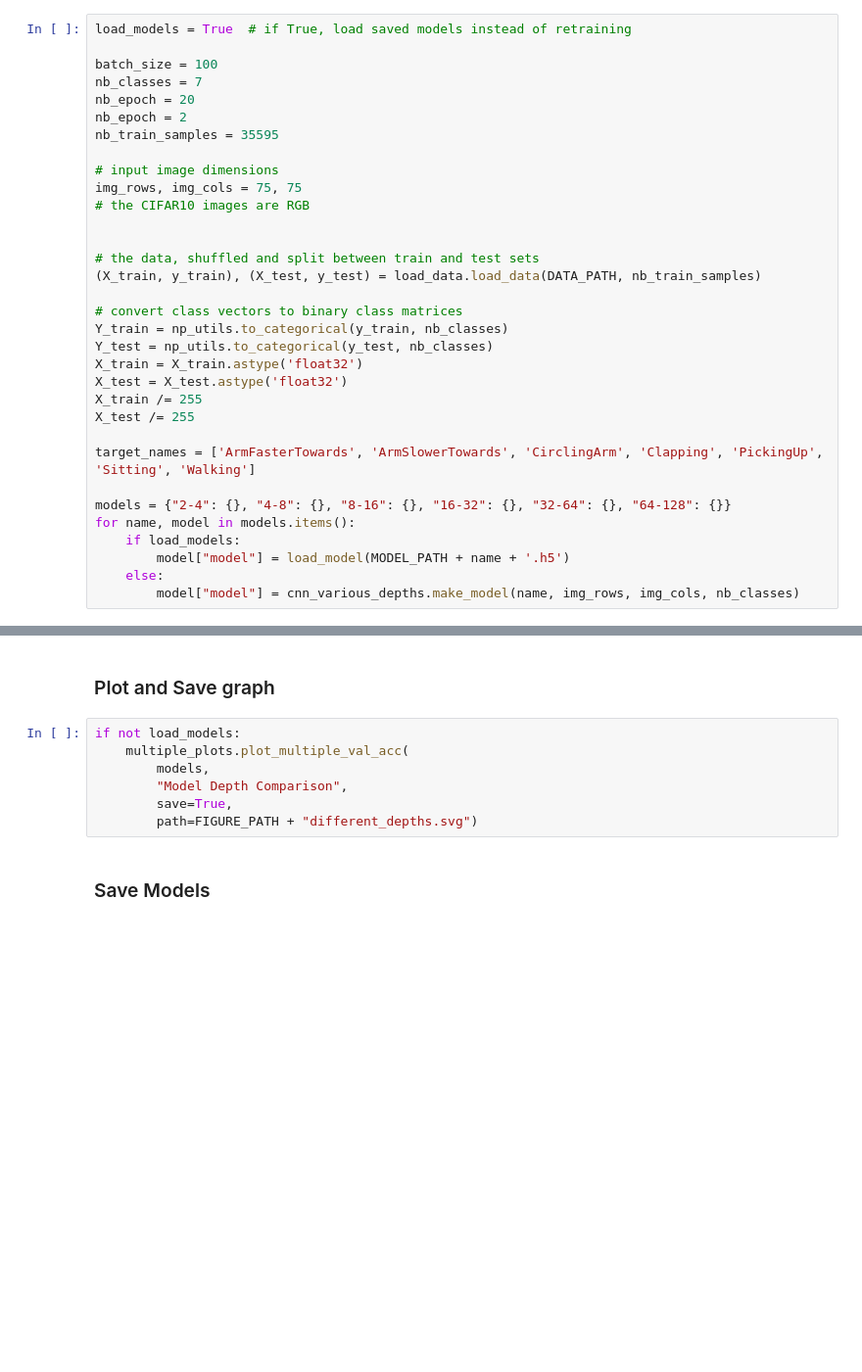
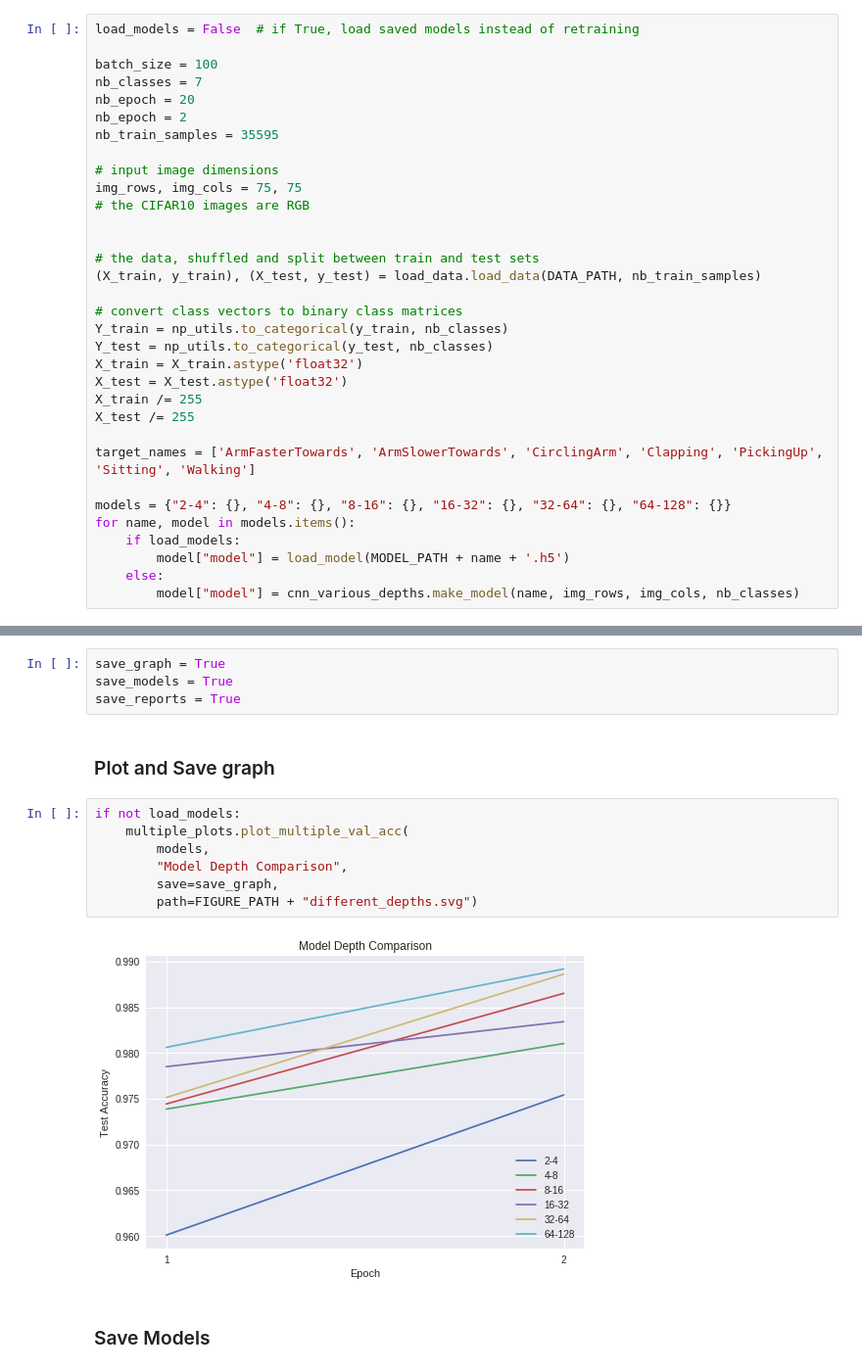
Before and after one commit to Andrew-Mackay/Adapting-the-WaveNet-Deep-Learning-Model-for-RADAR-Classification, a Jupyter notebook: notebooks/reproducing_original_experiments/experiment_1.ipynb, the cells around one changed output, grey strips where cells are left out. Shown: that part at 98% size. Cells and saved outputs as stored; diff of their text form; blank space fills up the shorter version.

```diff
--- a/notebooks/reproducing_original_experiments/experiment_1.ipynb
+++ b/notebooks/reproducing_original_experiments/experiment_1.ipynb
@@ -68,7 +68,7 @@ K.set_image_dim_ordering('th')
 # %% [markdown]
 ## Experiment Setup and Parameter Definition
 # %%
-load_models = True  # if True, load saved models instead of retraining
+load_models = False  # if True, load saved models instead of retraining
 
 batch_size = 100
 nb_classes = 7
@@ -129,14 +145,20 @@ for name, model_data in models.items():
 # %% [markdown]
 ## Analysis and Saving of Results
+# %%
+save_graph = True
+save_models = True
+save_reports = True
 # %% [markdown]
 ### Plot and Save graph
 # %%
 if not load_models:
     multiple_plots.plot_multiple_val_acc(
         models,
         "Model Depth Comparison",
-        save=True,
+        save=save_graph,
         path=FIGURE_PATH + "different_depths.svg")
+# %% [output]
+[figure, added]
 # %% [markdown]
 ### Save Models
 # %%
```
Also changed, not shown: parts of 5 cells of this notebook, 22 other files.
